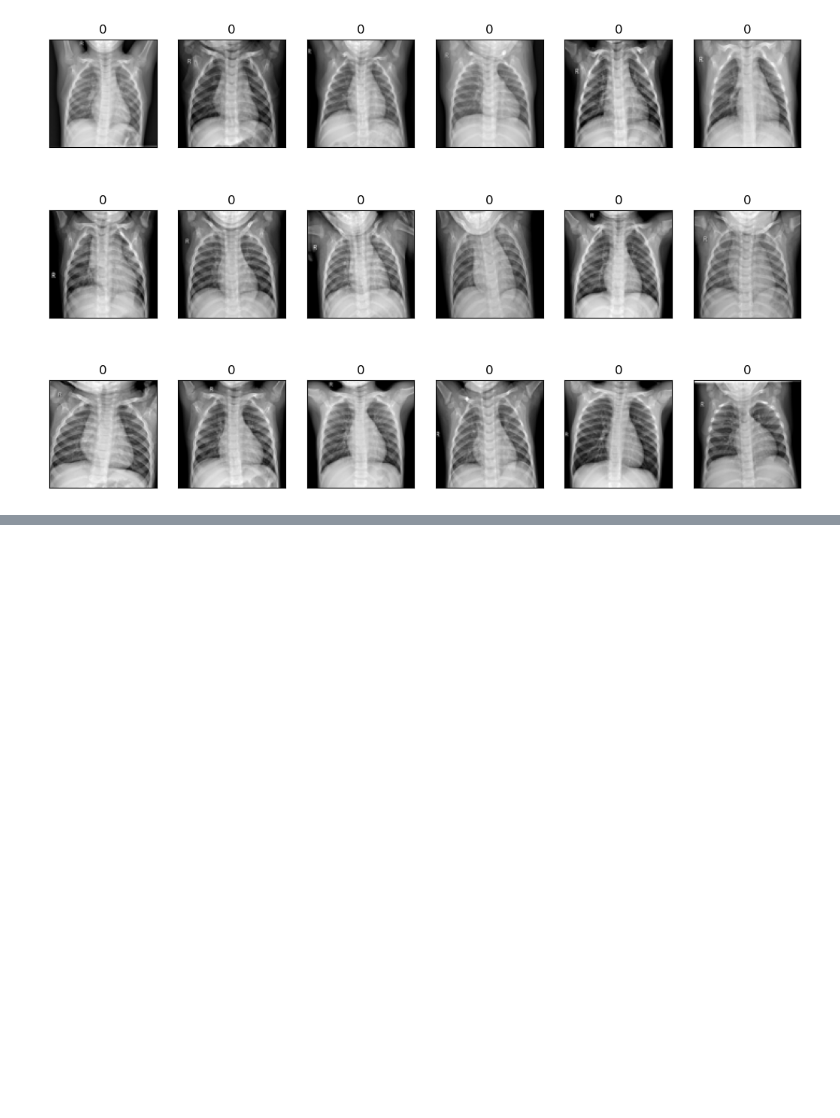
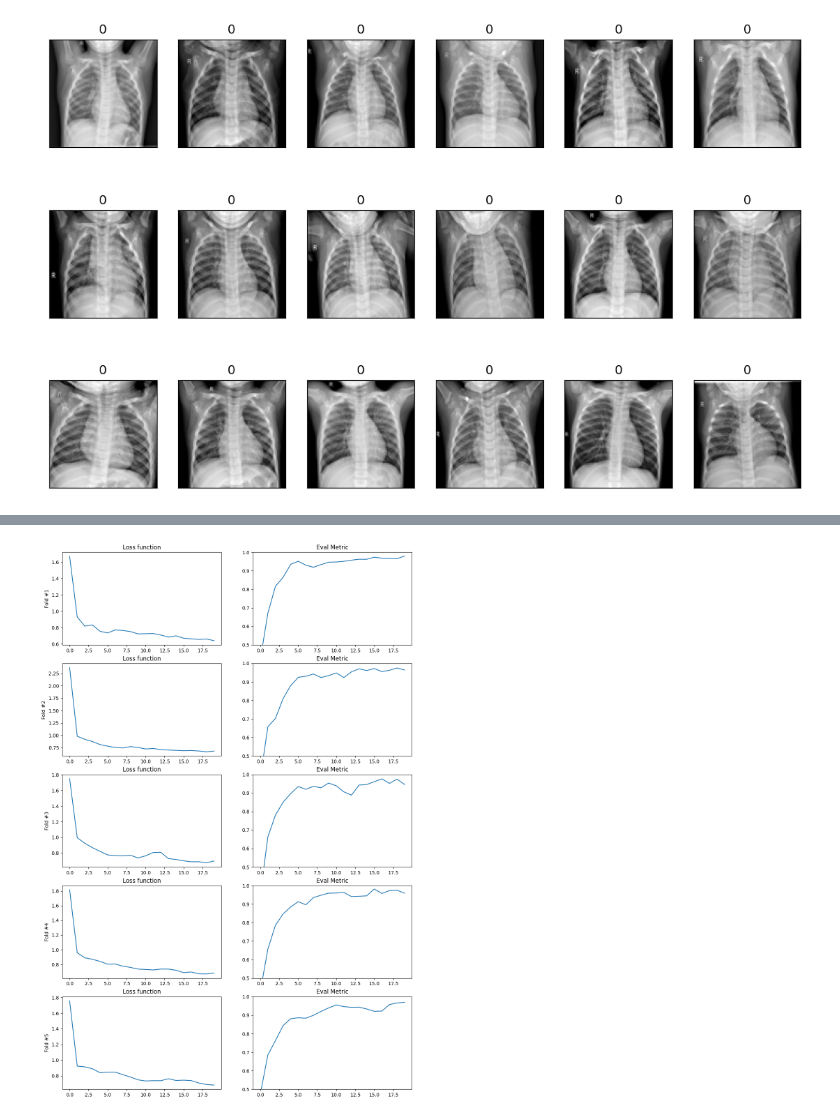
Before and after one commit to kirkwat/machine-learning, a Jupyter notebook: lab6/kirk.ipynb, the cells around one changed output, grey strips where cells are left out. Cells and saved outputs as stored; diff of their text form; code cells hidden in the pictures; blank space fills up the shorter version.

```diff
--- a/lab6/kirk.ipynb
+++ b/lab6/kirk.ipynb
@@ -290,0 +403,43 @@ plot_histories(histories)
+# %%
+def build_model_2(optimizer, l2_lambda,
+
+                  num_filt_layers=[96, 256, 384, 384, 256], # original Alexnet filter params
+
+                  batch_size=128, epochs=15, verbose=1
+                 ):
+    fold_no = 0
+    histories = []
+    eval_scores = []
+    for train_index, test_index in kfold.split(X, y):
+        X_train, X_test = X[train_index], X[test_index]
+        y_train, y_test = y[train_index], y[test_index]
+
+        cnn = model_2(optimizer, num_filt_layers, l2_lambda)
+
+        print('Fold',fold_no+1)
+        print('')
+
+        history = cnn.fit(datagen.flow(X_train, y_train, batch_size=batch_size),
+                            steps_per_epoch=int(len(X_train)/batch_size),
+                              epochs=epochs, verbose=verbose)
+
+        print('')
+        scores = []
+        scores = cnn.evaluate(X_test, y_test, verbose=verbose)
+        print('-' * 110)
+
+        histories.append(history)
+        eval_scores.append(scores)
+
+        fold_no += 1
+
+    eval_scores = np.array(eval_scores)
+    print("Average Performance")
+    print("Loss:",round(np.mean(eval_scores[:,0]), 5))
+    print("F1:",round(np.mean(eval_scores[:,1]), 5))
+
+    return histories, eval_scores, cnn
+# %%
+%%time
+# Needed to increase epochs because it wasn't converging
+histories_2a, eval_scores_2a, cnn_2a = build_model_2(optimizer=adam, l2_lambda=l2_lambda, epochs=20)
@@ -290,0 +464,4 @@ plot_histories(histories)
+# %%
+plot_histories(histories_2a)
+# %% [output]
+[figure, added]
```
Also changed, not shown: parts of 35 cells of this notebook.
